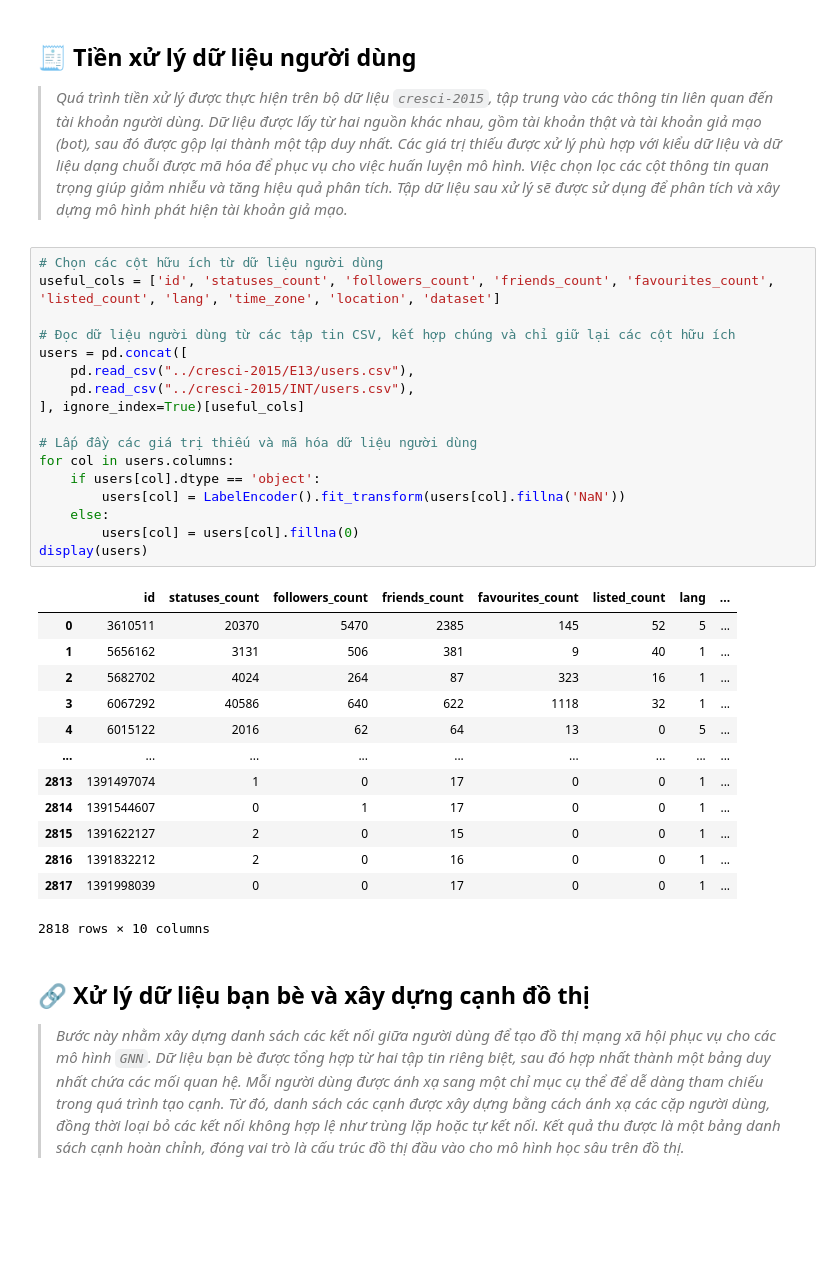
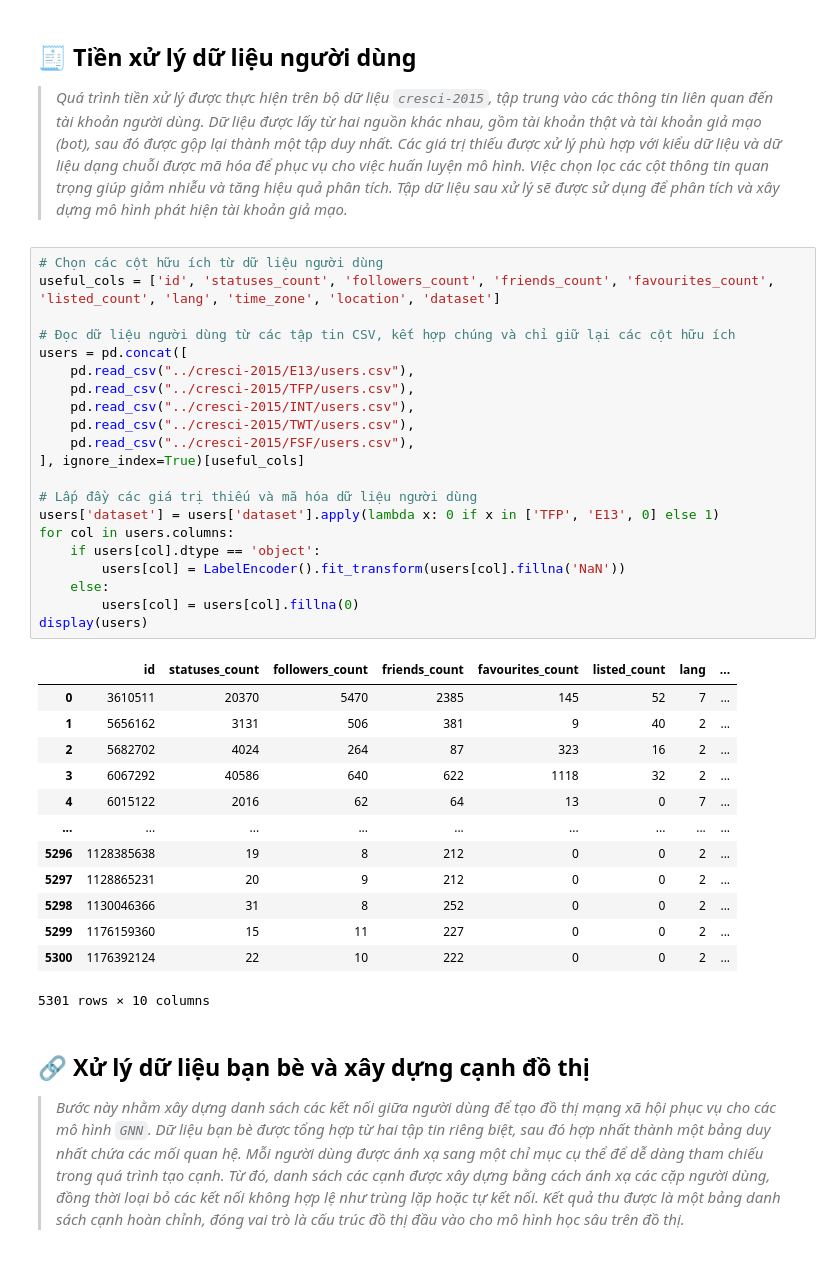
Before and after one commit to copirlo20/AccountClassification, a Jupyter notebook: GNN/GAT.ipynb, the cells around one changed output. Cells and saved outputs as stored; diff of their text form; blank space fills up the shorter version.

```diff
--- a/GNN/GAT.ipynb
+++ b/GNN/GAT.ipynb
@@ -21,34 +21,38 @@ import seaborn as sns
 # %%
 # Chọn các cột hữu ích từ dữ liệu người dùng
 useful_cols = ['id', 'statuses_count', 'followers_count', 'friends_count', 'favourites_count', 'listed_count', 'lang', 'time_zone', 'location', 'dataset']
 
 # Đọc dữ liệu người dùng từ các tập tin CSV, kết hợp chúng và chỉ giữ lại các cột hữu ích
 users = pd.concat([
     pd.read_csv("../cresci-2015/E13/users.csv"),
+    pd.read_csv("../cresci-2015/TFP/users.csv"),
     pd.read_csv("../cresci-2015/INT/users.csv"),
+    pd.read_csv("../cresci-2015/TWT/users.csv"),
+    pd.read_csv("../cresci-2015/FSF/users.csv"),
 ], ignore_index=True)[useful_cols]
 
 # Lấp đầy các giá trị thiếu và mã hóa dữ liệu người dùng
+users['dataset'] = users['dataset'].apply(lambda x: 0 if x in ['TFP', 'E13', 0] else 1)
 for col in users.columns:
     if users[col].dtype == 'object':
         users[col] = LabelEncoder().fit_transform(users[col].fillna('NaN'))
     else:
         users[col] = users[col].fillna(0)
 display(users)
 # %% [output]
 |  | id | statuses_count | followers_count | friends_count | favourites_count | listed_count | lang | ... |
-| 0 | 3610511 | 20370 | 5470 | 2385 | 145 | 52 | 5 | ... |
-| 1 | 5656162 | 3131 | 506 | 381 | 9 | 40 | 1 | ... |
-| 2 | 5682702 | 4024 | 264 | 87 | 323 | 16 | 1 | ... |
-| 3 | 6067292 | 40586 | 640 | 622 | 1118 | 32 | 1 | ... |
-| 4 | 6015122 | 2016 | 62 | 64 | 13 | 0 | 5 | ... |
+| 0 | 3610511 | 20370 | 5470 | 2385 | 145 | 52 | 7 | ... |
+| 1 | 5656162 | 3131 | 506 | 381 | 9 | 40 | 2 | ... |
+| 2 | 5682702 | 4024 | 264 | 87 | 323 | 16 | 2 | ... |
+| 3 | 6067292 | 40586 | 640 | 622 | 1118 | 32 | 2 | ... |
+| 4 | 6015122 | 2016 | 62 | 64 | 13 | 0 | 7 | ... |
 | ... | ... | ... | ... | ... | ... | ... | ... | ... |
-| 2813 | 1391497074 | 1 | 0 | 17 | 0 | 0 | 1 | ... |
-| 2814 | 1391544607 | 0 | 1 | 17 | 0 | 0 | 1 | ... |
-| 2815 | 1391622127 | 2 | 0 | 15 | 0 | 0 | 1 | ... |
-| 2816 | 1391832212 | 2 | 0 | 16 | 0 | 0 | 1 | ... |
-| 2817 | 1391998039 | 0 | 0 | 17 | 0 | 0 | 1 | ... |
+| 5296 | 1128385638 | 19 | 8 | 212 | 0 | 0 | 2 | ... |
+| 5297 | 1128865231 | 20 | 9 | 212 | 0 | 0 | 2 | ... |
+| 5298 | 1130046366 | 31 | 8 | 252 | 0 | 0 | 2 | ... |
+| 5299 | 1176159360 | 15 | 11 | 227 | 0 | 0 | 2 | ... |
+| 5300 | 1176392124 | 22 | 10 | 222 | 0 | 0 | 2 | ... |
-2818 rows × 10 columns
+5301 rows × 10 columns
 # %% [markdown]
 ## 🔗 Xử lý dữ liệu bạn bè và xây dựng cạnh đồ thị
 
```
Also changed, not shown: parts of 7 cells of this notebook, 23 other files.
